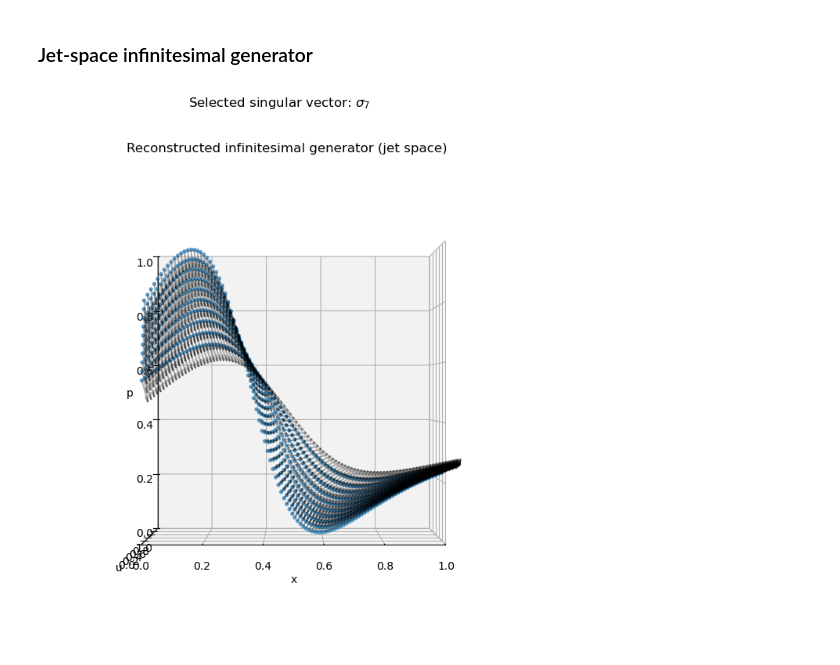
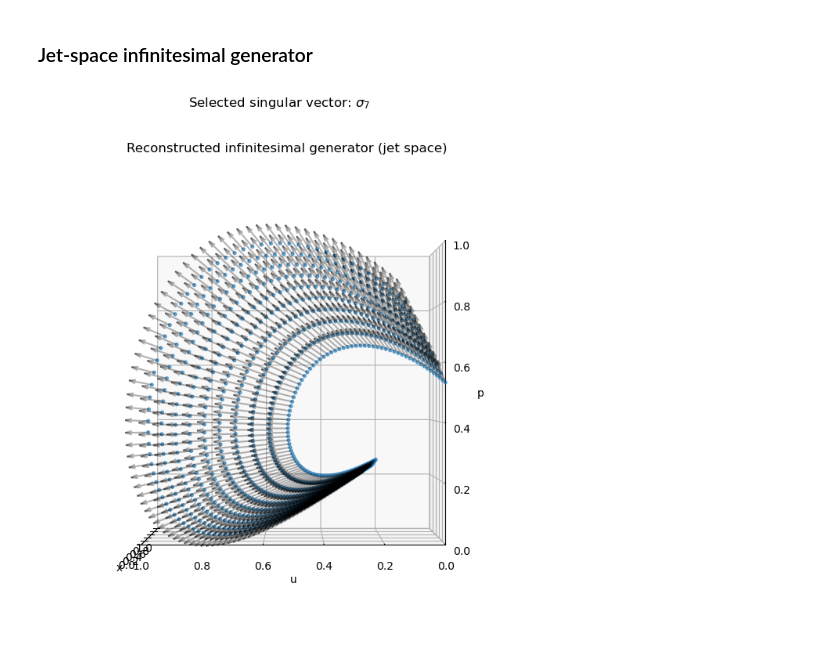
Before and after one commit to rros22/symmetry-detection, a Jupyter notebook: notebooks/ode_symmetry_explorer.ipynb, the cells around one changed output. Cells and saved outputs as stored; diff of their text form; code cells hidden in the pictures.

```diff
--- a/notebooks/ode_symmetry_explorer.ipynb
+++ b/notebooks/ode_symmetry_explorer.ipynb
@@ -179,8 +179,8 @@ whenever `analytic_normal=False` and/or `subsample_normal_field=True`, so everyt
 # preprocessing step shared by both the analytic and numeric normal fields,
 # not something only the numeric path gets.
 analytic_normal = False
-normal_window = (5, 5)
-normal_degree = 1
+normal_window = (1, 1)
+normal_degree = 2
 normal_boundary_margin = 0  # extra trajectories/points to discard beyond window/di,dj
 
 
@@ -230,9 +230,9 @@ if not analytic_normal or subsample_normal_field:
 # Try norlmalising N
 # N = N / np.linalg.norm(N, axis=0)
 
-fig_normal = plt.figure(figsize=(8,8))
-ax_normal = fig_normal.add_subplot(projection='3d')
+# fig_normal = plt.figure(figsize=(8,8))
+# ax_normal = fig_normal.add_subplot(projection='3d')
 
-plot.scaled_3D_quiver(X_stacked, N, mode="normal", ax=ax_normal)
-ax_normal.set_title("Analytic normal field" if analytic_normal else "Numeric (data-driven) normal field")
+# plot.scaled_3D_quiver(X_stacked, N, mode="normal", ax=ax_normal)
+# ax_normal.set_title("Analytic normal field" if analytic_normal else "Numeric (data-driven) normal field")
 # %% [output]
@@ -256,14 +255,14 @@ we look for a characteristic or regular point symmetry.
 # --- Basis function family ---
 # "monomial" or "chebyshev" (see symmetry_detection.basis_functions.BASIS_FUNCTIONS)
 BASIS_TYPE = "monomial"
-characteristic = False
+characteristic = False;
 
 # --- Basis elements: pick a range OR an explicit list, exactly like the CLI's
 # --param_range / --param_list flags (see data_matrices.resolve_basis_args).
 # PARAM_LIST always overrides PARAM_RANGE when it is not None.
-PARAM_RANGE = (0, 1)  # all (m, n) pairs with m, n in 0..3
-PARAM_LIST = None #[(-2,2), (1,1), (2,1)] #[(0,0), (1,0), (-2,2)]    # e.g. [(0, 0), (1, 0), (0, 1), (2, 1)] to pick elements individually
-sv_ratio = 1000
+PARAM_RANGE = (0,3)  # all (m, n) pairs with m, n in 0..3
+PARAM_LIST = None #[(0,0), (1,0), (-2,2)]    # e.g. [(0, 0), (1, 0), (0, 1), (2, 1)] to pick elements individually
+sv_ratio = 100
 
 # Resolve basis parameters the same way the CLI does: PARAM_LIST overrides
 # PARAM_RANGE, and any still-missing field falls back to symmetry_detection.defaults.
@@ -283,7 +282,9 @@ svd_result = solver.solve_svd(
     basis_type=basis_args.basis_type,
     param_range=basis_args.param_range,
     param_list=basis_args.param_list,
-    characteristic=characteristic
+    characteristic=characteristic,
+    noise="isotropic",
+    noise_level=0.000000000001,
 )
 small_sv_idx = solver.small_singular_value_indices(svd_result.S, drop_ratio=sv_ratio)
 rpt.print_svd_summary(svd_result.S, small_sv_idx)
@@ -316,7 +317,7 @@ estimated null space above has dimension > 1.
 # %%
 # Indexes into small_sv_idx, printed above (not an absolute S/Vt index).
 # Out-of-range values are clamped to the nearest valid choice with a warning.
-SV_CHOICE = 0
+SV_CHOICE = 1
 normalize_quiver = True
 scale_quiver = 0.5
 
@@ -389,10 +391,10 @@ Plotting point symmetry X = xi d/dx + eta d/du. Scaled by 0.5
 # %%
 V = np.stack((result.xi, result.eta, result.zeta))
 
 jet_fig, jet_ax = plt.subplots(subplot_kw={'projection': '3d'}, figsize=(8, 8))
 jet_fig.suptitle(f"Selected singular vector: {sigma_label}")
 plot.scaled_3D_quiver(X_stacked, V, mode="tangent", ax=jet_ax)
 jet_ax.set_title("Reconstructed infinitesimal generator (jet space)")
-jet_ax.view_init(elev=0, azim=270, roll=0)
+jet_ax.view_init(elev=0, azim=180, roll=0)
 # %% [output]
-[figure, old version]
+[figure, new version]
```
Also changed, not shown: parts of 4 cells of this notebook, 11 other files.
